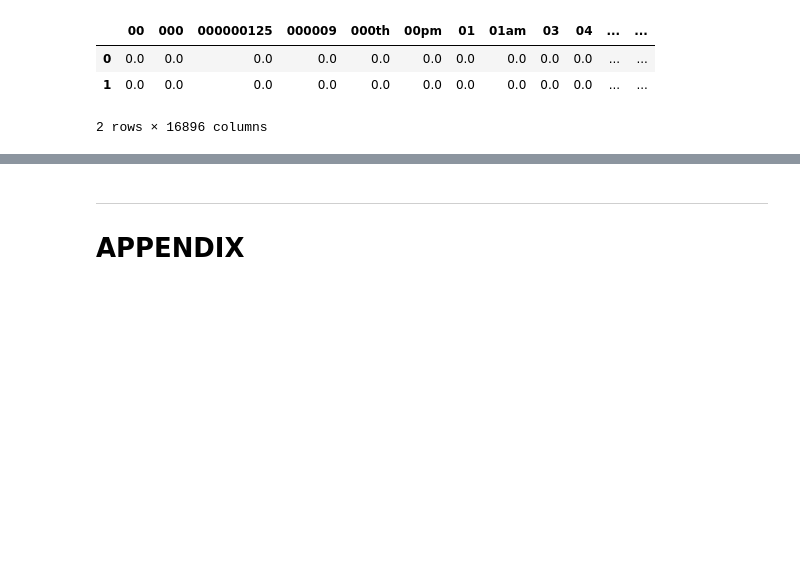
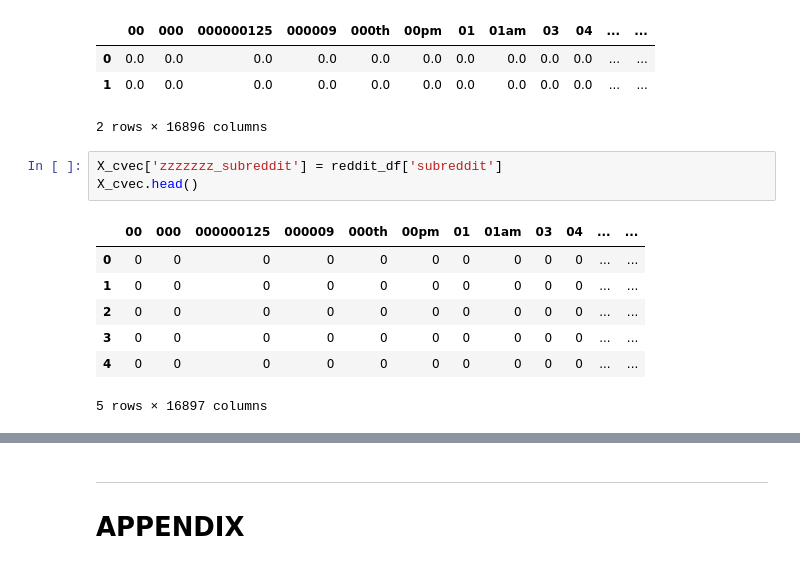
Before and after one commit to drossDS/Humor_Identification_with_NLP, a Jupyter notebook: code/2-Data_Cleaning.ipynb, the cells around one changed output, grey strips where cells are left out. Drawn from its saved outputs; the diff is of its cells as text; blank space fills up the shorter version.

```diff
--- a/code/2-Data_Cleaning.ipynb
+++ b/code/2-Data_Cleaning.ipynb
@@ -1018,3 +1008,14 @@ X_tvec.head(2)
 | 0 | 0.0 | 0.0 | 0.0 | 0.0 | 0.0 | 0.0 | 0.0 | 0.0 | 0.0 | 0.0 | ... | ... |
 | 1 | 0.0 | 0.0 | 0.0 | 0.0 | 0.0 | 0.0 | 0.0 | 0.0 | 0.0 | 0.0 | ... | ... |
 2 rows × 16896 columns
+# %%
+X_cvec['zzzzzzz_subreddit'] = reddit_df['subreddit']
+X_cvec.head()
+# %% [output]
+|  | 00 | 000 | 000000125 | 000009 | 000th | 00pm | 01 | 01am | 03 | 04 | ... | ... |
+| 0 | 0 | 0 | 0 | 0 | 0 | 0 | 0 | 0 | 0 | 0 | ... | ... |
+| 1 | 0 | 0 | 0 | 0 | 0 | 0 | 0 | 0 | 0 | 0 | ... | ... |
+| 2 | 0 | 0 | 0 | 0 | 0 | 0 | 0 | 0 | 0 | 0 | ... | ... |
+| 3 | 0 | 0 | 0 | 0 | 0 | 0 | 0 | 0 | 0 | 0 | ... | ... |
+| 4 | 0 | 0 | 0 | 0 | 0 | 0 | 0 | 0 | 0 | 0 | ... | ... |
+5 rows × 16897 columns
```
Also changed, not shown: parts of 8 cells of this notebook, 2 other files.
